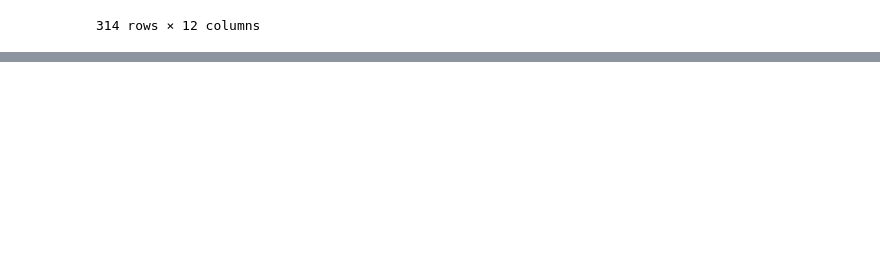
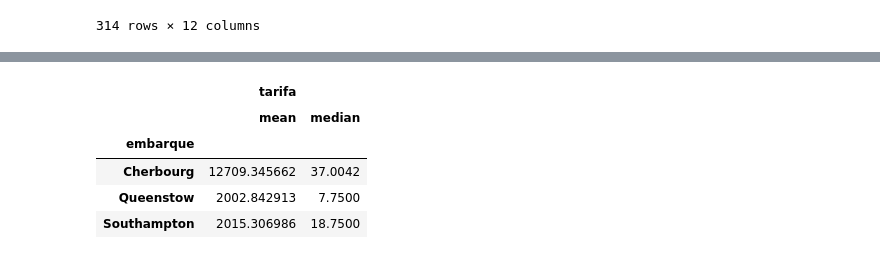
Before and after one commit to mgcid/intro_python_verao_ime_2023, a Jupyter notebook: exercicios/exercicio02.ipynb, the cells around one changed output, grey strips where cells are left out. Cells and saved outputs as stored; diff of their text form; code cells hidden in the pictures; blank space fills up the shorter version.

```diff
--- a/exercicios/exercicio02.ipynb
+++ b/exercicios/exercicio02.ipynb
@@ -127,0 +139,11 @@ Bad pipe message: %s [b'\x05\x02\x06']
+# %%
+# exercício 9 -  Agrupe pelo local de embarque e calcule a média e a mediana da tarifa de cada grupo.
+
+df[['embarque', 'tarifa']].groupby('embarque').agg(['mean', 'median'])
+# %% [output]
+|  | tarifa |  |
+|  | mean | median |
+| embarque |  |  |
+| Cherbourg | 12709.345662 | 37.0042 |
+| Queenstow | 2002.842913 | 7.7500 |
+| Southampton | 2015.306986 | 18.7500 |
```
Also changed, not shown: parts of 3 cells of this notebook.
